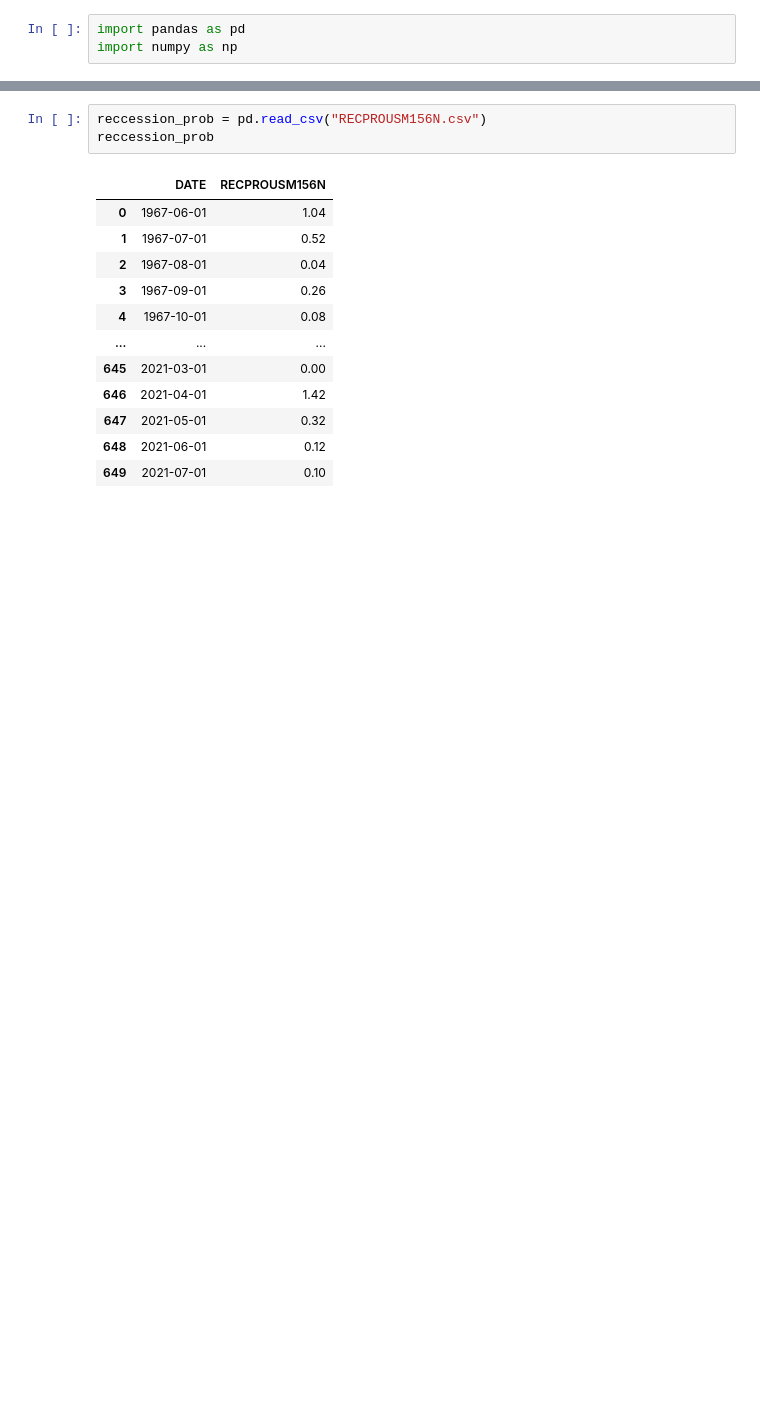
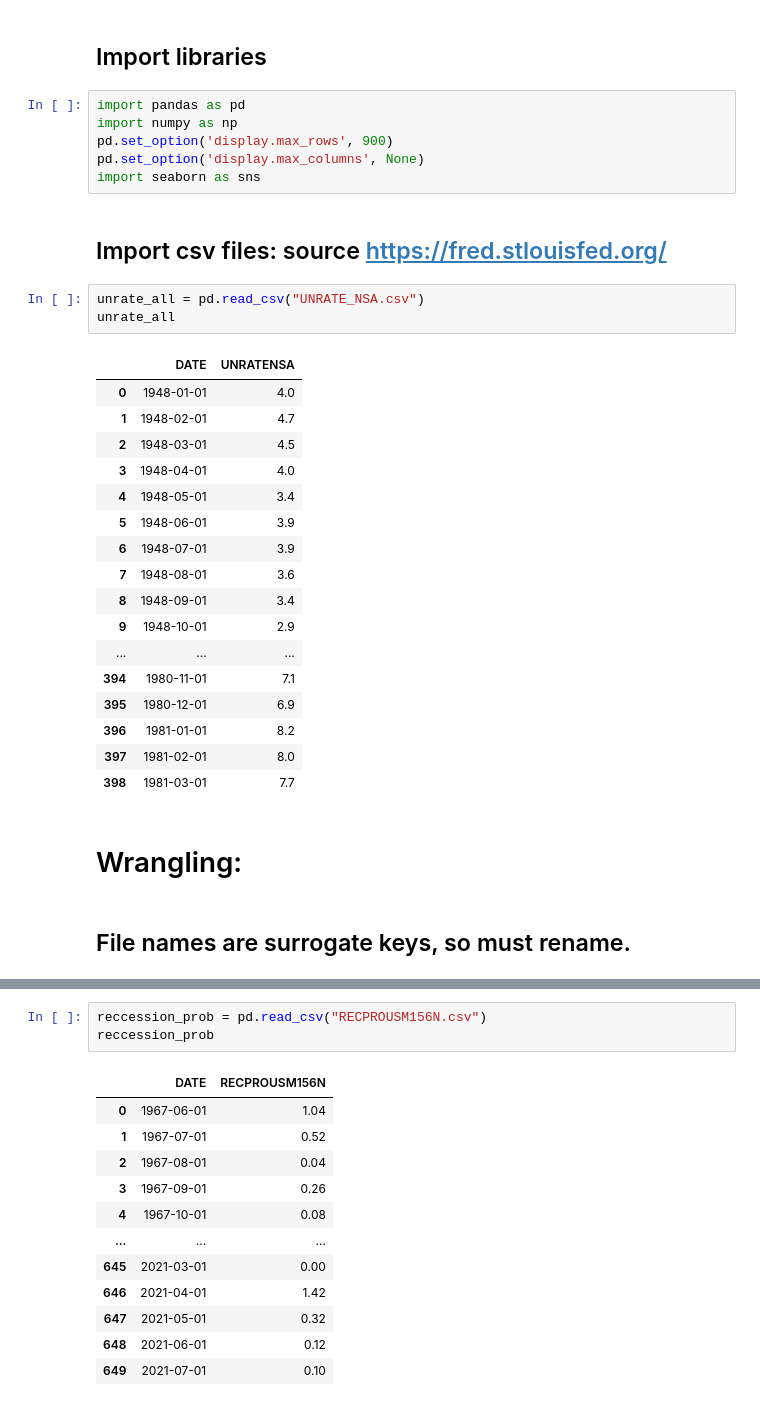
Before and after one commit to sthepauthasselback/SuRe-Thing, a Jupyter notebook: UNEMPLOYMENT_REGRESSION.ipynb, the cells around one changed output, grey strips where cells are left out. Saved outputs shown, nothing was run; the diff lists cells and outputs as text; blank space fills up the shorter version.

```diff
--- a/UNEMPLOYMENT_REGRESSION.ipynb
+++ b/UNEMPLOYMENT_REGRESSION.ipynb
@@ -1,3 +1,35 @@
+# %% [markdown]
+## Import libraries
 # %%
 import pandas as pd
 import numpy as np
+pd.set_option('display.max_rows', 900)
+pd.set_option('display.max_columns', None)
+import seaborn as sns
+# %% [markdown]
+## Import csv files: source https://fred.stlouisfed.org/
+# %%
+unrate_all = pd.read_csv("UNRATE_NSA.csv")
+unrate_all
+# %% [output]
+|  | DATE | UNRATENSA |
+| 0 | 1948-01-01 | 4.0 |
+| 1 | 1948-02-01 | 4.7 |
+| 2 | 1948-03-01 | 4.5 |
+| 3 | 1948-04-01 | 4.0 |
+| 4 | 1948-05-01 | 3.4 |
+| 5 | 1948-06-01 | 3.9 |
+| 6 | 1948-07-01 | 3.9 |
+| 7 | 1948-08-01 | 3.6 |
+| 8 | 1948-09-01 | 3.4 |
+| 9 | 1948-10-01 | 2.9 |
+| ... | ... | ... |
+| 394 | 1980-11-01 | 7.1 |
+| 395 | 1980-12-01 | 6.9 |
+| 396 | 1981-01-01 | 8.2 |
+| 397 | 1981-02-01 | 8.0 |
+| 398 | 1981-03-01 | 7.7 |
+# %% [markdown]
+# Wrangling:
+# %% [markdown]
+## File names are surrogate keys, so must rename.
```
Also changed, not shown: parts of 19 cells of this notebook, 31 other files.
